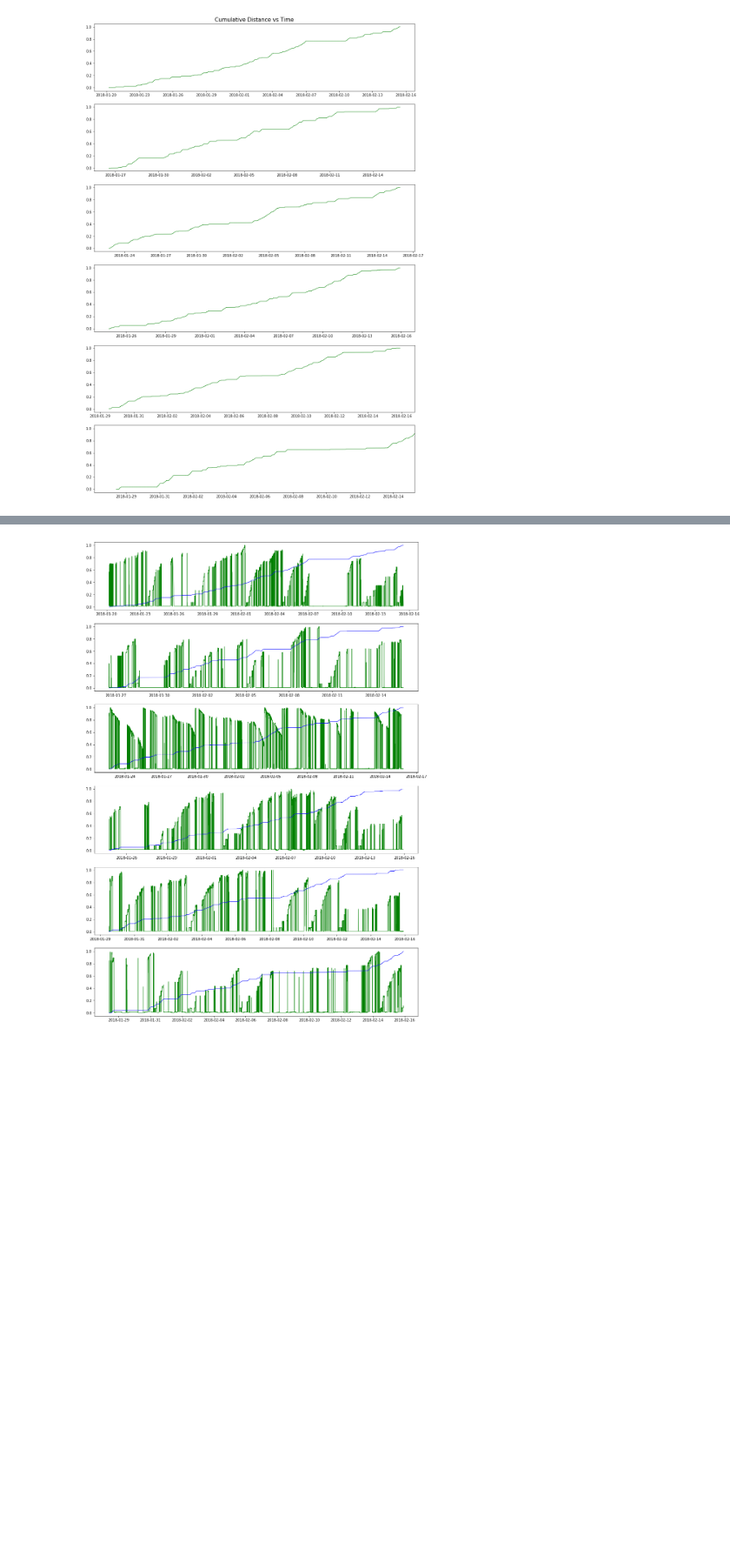
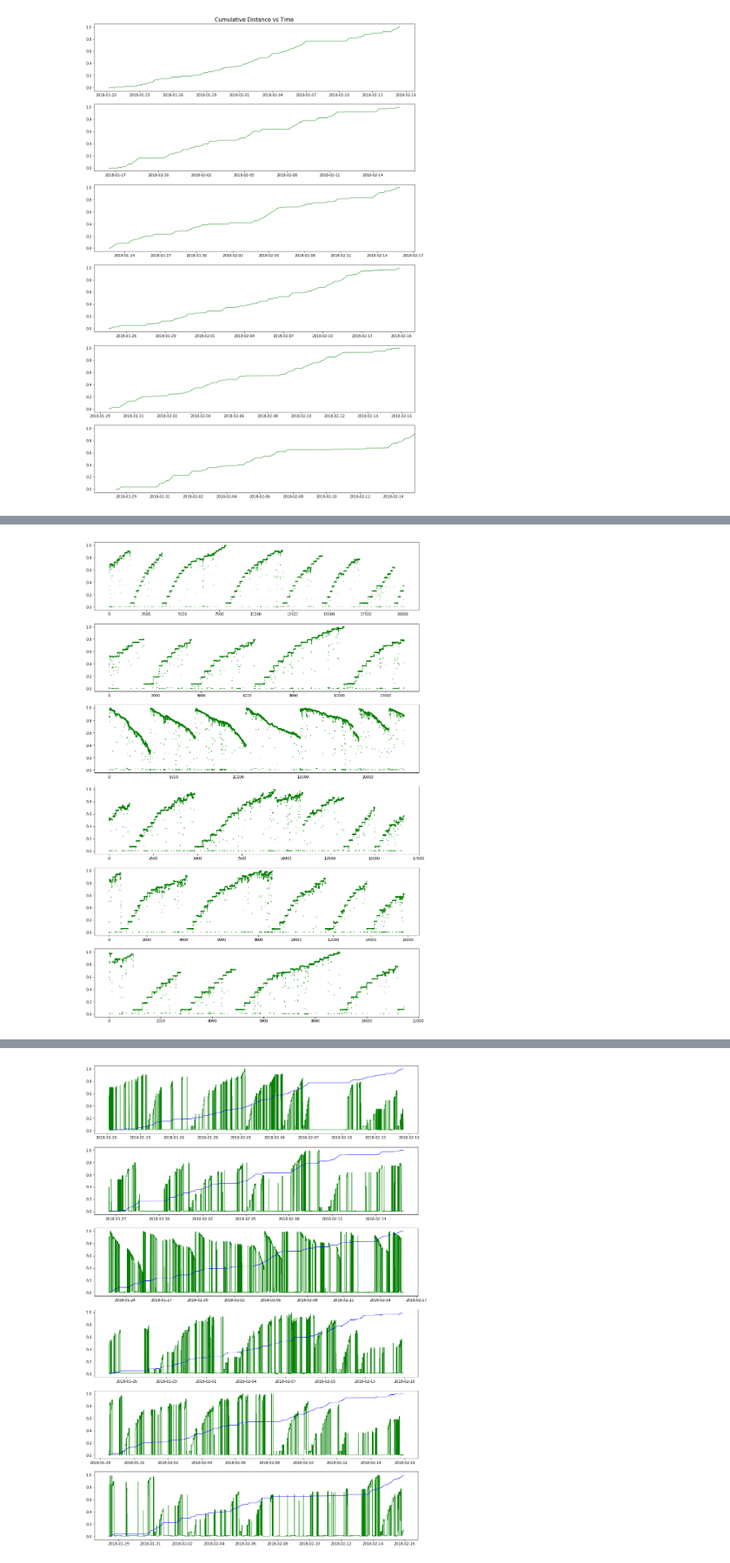
Before and after one commit to manjeet87/Signal_Analysis_UsingPython, a Jupyter notebook: Loconav/Fuel Data Analysis- F2.ipynb, the cells around one changed output, grey strips where cells are left out. Shown at 87% size. Saved outputs shown, nothing was run; the diff lists cells and outputs as text; code cells hidden in the pictures; blank space fills up the shorter version.

```diff
--- a/Loconav/Fuel Data Analysis- F2.ipynb
+++ b/Loconav/Fuel Data Analysis- F2.ipynb
@@ -330,0 +350,37 @@ plt.plot(df6.datetime, df6.fuelVoltage, 'g-', markersize = 2, linewidth = 1);
+# %%
+dff1 = df1[df1['dev_state'] =='1']
+dff2 = df2[df2['dev_state'] ==1]
+dff3 = df3[df3['dev_state'] ==1]
+dff4 = df4[df4['dev_state'] ==1]
+dff5 = df5[df5['dev_state'] ==1]
+dff6 = df6[df6['dev_state'] ==1]
+# %%
+dff1.head()
+dff1 = dff1.reset_index(drop=True)
+dff2 = dff2.reset_index(drop=True)
+dff3 = dff3.reset_index(drop=True)
+dff4 = dff4.reset_index(drop=True)
+dff5 = dff5.reset_index(drop=True)
+dff6 = dff6.reset_index(drop=True)
+# %%
+plt.rcParams['figure.figsize'] = [16,24]
+plt.subplot(6,1,1)
+plt.plot(dff1.index, dff1.fuelVoltage, 'g.', markersize = 1, linewidth = 1);
+
+plt.subplot(6,1,2)
+plt.plot( dff2.index, dff2.fuelVoltage, 'g.', markersize = 2, linewidth = 1);
+
+plt.subplot(6,1,3)
+plt.plot(dff3.index, dff3.fuelVoltage, 'g.', markersize = 2, linewidth = 1);
+
+plt.subplot(6,1,4)
+plt.plot(dff4.index, dff4.fuelVoltage, 'g.', markersize = 2, linewidth = 1);
+
+plt.subplot(6,1,5)
+plt.plot(dff5.index, dff5.fuelVoltage, 'g.', markersize = 2, linewidth = 1);
+
+plt.subplot(6,1,6)
+plt.plot(dff6.index, dff6.fuelVoltage, 'g.', markersize = 2, linewidth = 1);
+#plt.xlim(datetime.datetime(2018,1,27,2,0), datetime.datetime(2018,2,15,6,55));
+# %% [output]
+[figure, added]
```
Also changed, not shown: parts of 31 cells of this notebook, 2 other files.
